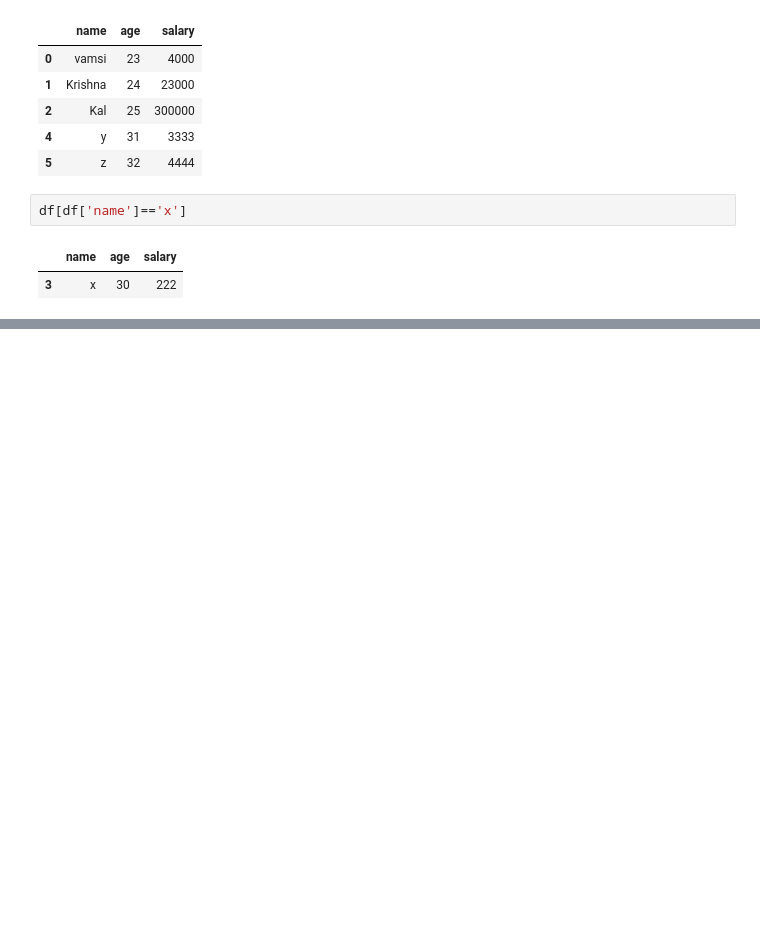
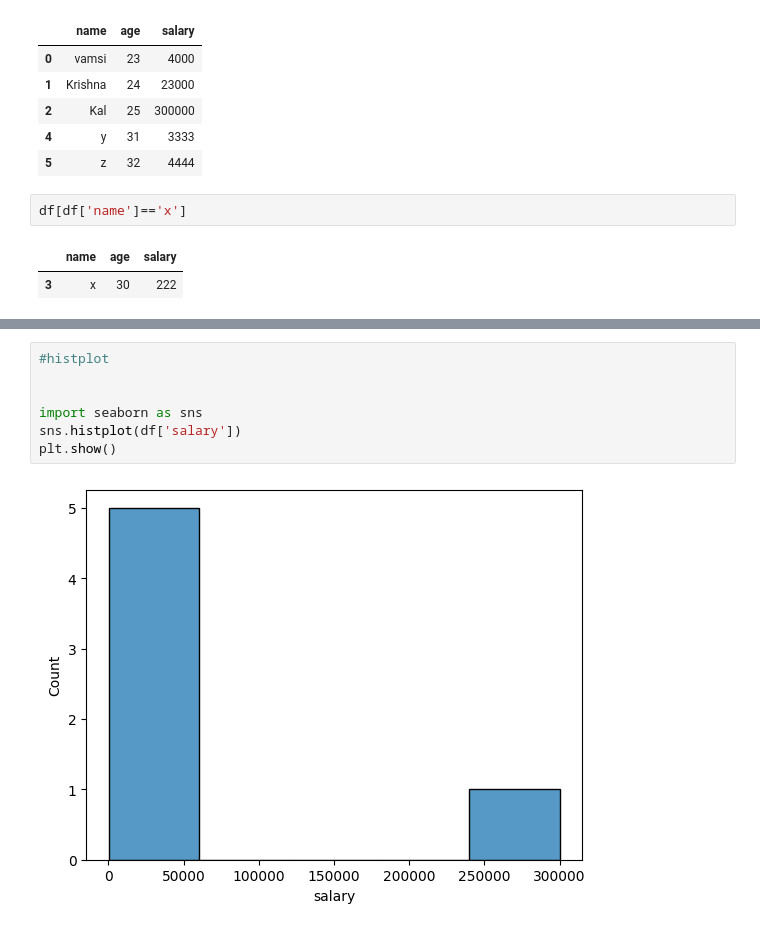
Before and after one commit to vamsi-krishna999/cool-poet, a Jupyter notebook: PANDAS.ipynb, the cells around one changed output, grey strips where cells are left out. Saved outputs shown, nothing was run; the diff lists cells and outputs as text; blank space fills up the shorter version.

```diff
--- a/PANDAS.ipynb
+++ b/PANDAS.ipynb
@@ -245,0 +462,9 @@ df[df['name']=='x']
+# %%
+#histplot
+
+
+import seaborn as sns
+sns.histplot(df['salary'])
+plt.show()
+# %% [output]
+[figure, added]
```
Also changed, not shown: parts of 20 cells of this notebook.
